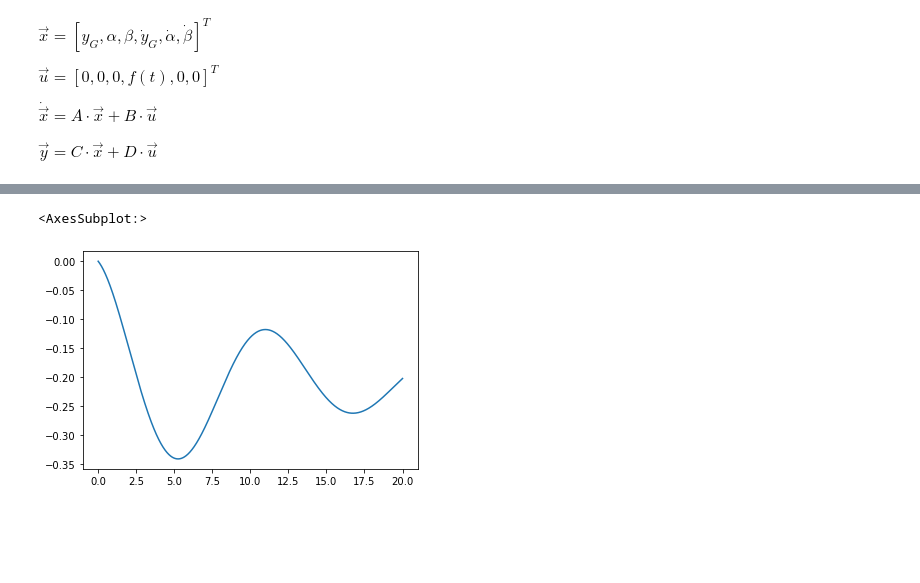
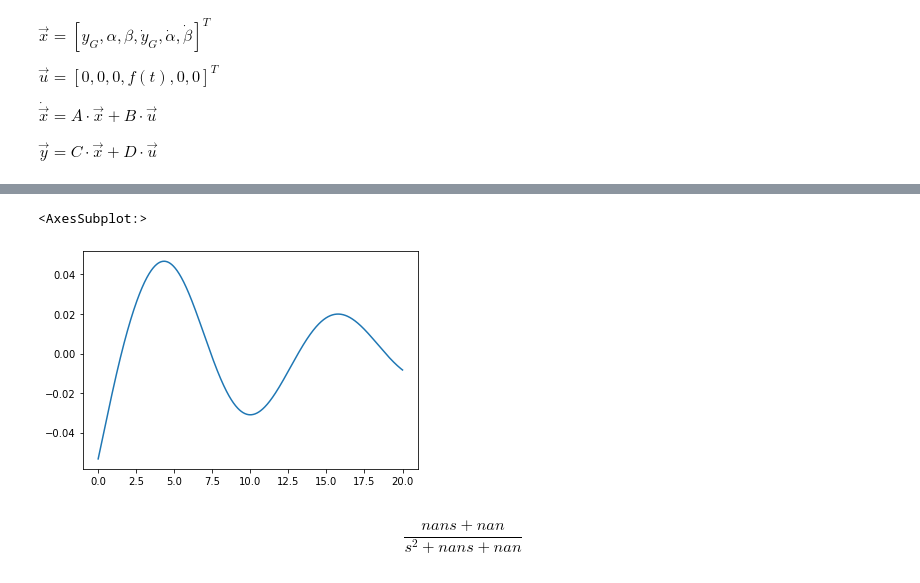
Before and after one commit to dmkeijzer/RBDOWigeon-paper, a Jupyter notebook: structures/Crashworthiness.ipynb, the cells around one changed output, grey strips where cells are left out. Drawn from its saved outputs; the diff is of its cells as text; code cells hidden in the pictures; blank space fills up the shorter version.

```diff
--- a/structures/Crashworthiness.ipynb
+++ b/structures/Crashworthiness.ipynb
@@ -46,11 +46,11 @@ $\vec{y} = C \cdot \vec{x} + D \cdot \vec{u}$
 import numpy as np
 import control.matlab as c
 
-def GearSystem(K, C, M, d, l1, l2, uk):
+def GearSystem(K, C, M, d, l1, l2):
     (k1, k2, k3), (c1, c2, c3), (m, Jx, Jz) = K, C, M
 
-    unknown = {'yG': [1, 0, 0]+[0]*3, 'alpha': [0, 1, 0]+[0]*3, 'beta': [0, 0, 1]+[0]*3,
-               'yGd': [0]*3+[1, 0, 0], 'alphad': [0]*3+[0, 1, 0], 'betad': [0]*3+[0, 0, 1]}[uk]
+    #unknown = {'yG': [1, 0, 0]+[0]*3, 'alpha': [0, 1, 0]+[0]*3, 'beta': [0, 0, 1]+[0]*3,
+    #          'yGd': [0]*3+[1, 0, 0], 'alphad': [0]*3+[0, 1, 0], 'betad': [0]*3+[0, 0, 1]}[uk]
 
     d3 = np.sqrt(l2 ** 2 - 0.25 * l1 ** 2) - d
 
@@ -70,15 +70,16 @@ def GearSystem(K, C, M, d, l1, l2, uk):
 
     B = np.array([[0, 0, 0, -1/m, 0, 0]]).T
 
-    C = np.array([unknown])
+    C = np.concatenate([np.identity(len(A))[:3, :], A])
 
-    D = np.array([[0]])
+    D = np.zeros([len(A)+3, 1])
+    D[6][0] = -1/m
 
     return c.ss(A, B, C, D)
 
 
 def SolveLandingGear(sys, imp, forc, t0, t1):
-    yimp, t = c.impulse(sys, np.linspace(t0, t1, 1000), 0)
+    yimp, t = c.impulse(sys, np.linspace(t0, t1, 1000), 0, 0)
     yforc, t = c.step(sys, t)
     return t, yimp * imp + forc * yforc
 # %%
@@ -105,9 +110,18 @@ M = 1500, 10000, 10000 # m [kg], Jx [kgm2], Jz [kgm2]
 # %%
 import seaborn as sns
-imp, forc = 50, 100 # N*s, N
+import warnings
+warnings.filterwarnings("ignore")
+
+imp, forc = 100, 100 # N*s, N
 
 t, y = SolveLandingGear(sys, imp, forc, 0, 20)
-sns.lineplot(x=t, y=y)
+sns.lineplot(x=t, y=y[:, 6].T[0])
 # %% [output]
 <AxesSubplot:>
-[figure, old version]
+[figure, new version]
+# %%
+import control as c
+H = c.tf(sys)
+H
+# %% [output]
+$$\frac{nan s + nan}{s^2 + nan s + nan}$$
```
Also changed, not shown: parts of 1 cell of this notebook, 2 other files.
